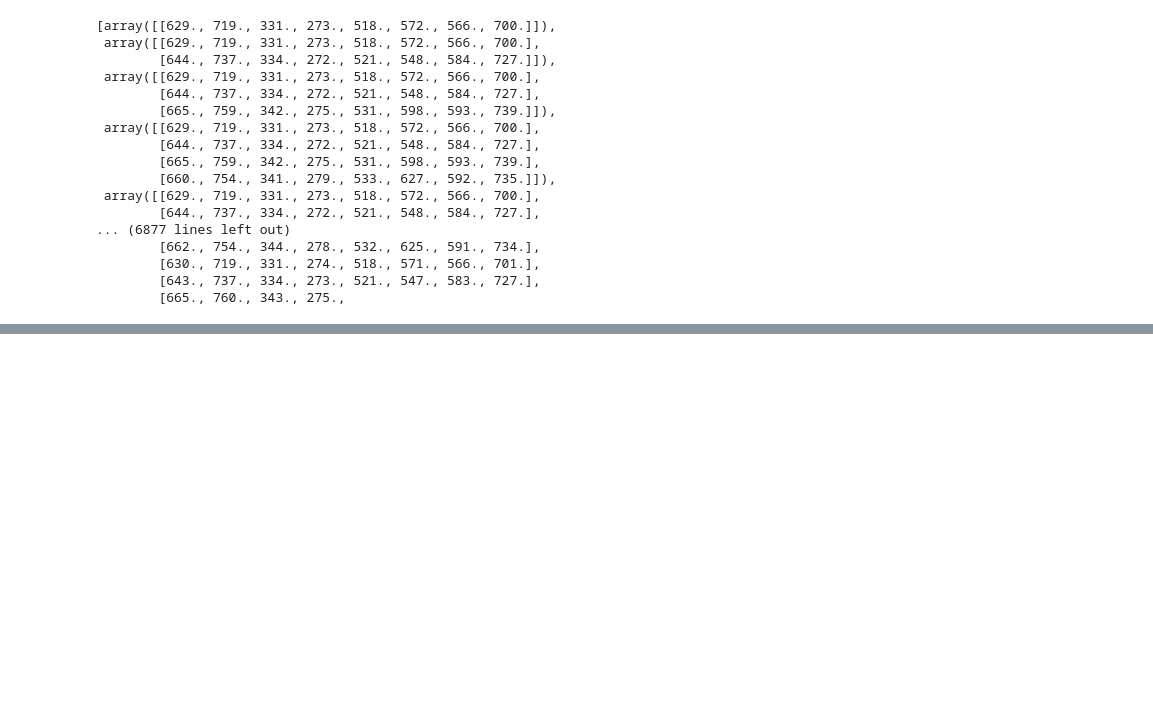
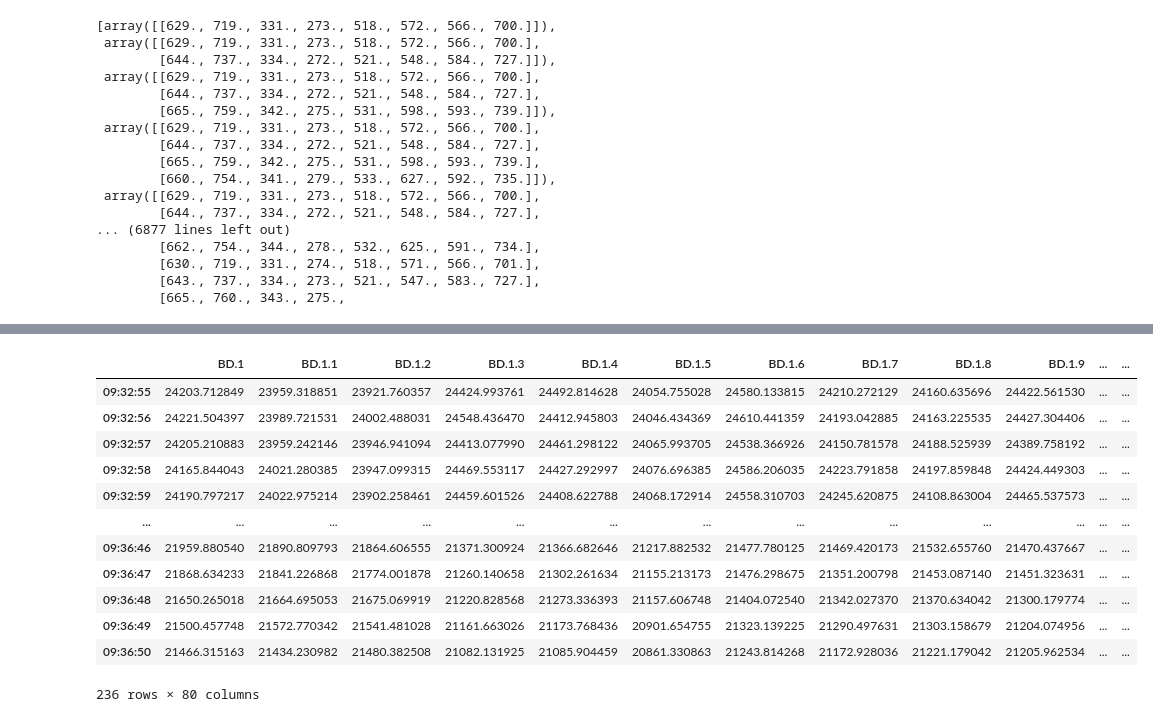
Before and after one commit to DSjayjang/ADD, a Jupyter notebook: mycusum.ipynb, the cells around one changed output, grey strips where cells are left out. Saved outputs shown, nothing was run; the diff lists cells and outputs as text; code cells hidden in the pictures; blank space fills up the shorter version.

```diff
--- a/mycusum.ipynb
+++ b/mycusum.ipynb
@@ -232,0 +285,18 @@ X_exp
+# %%
+#noise 추가 : 241015
+gas_data1 = gas_data + np.random.normal(0, 30, size = (236, 80))
+gas_data1
+# %% [output]
+|  | BD.1 | BD.1.1 | BD.1.2 | BD.1.3 | BD.1.4 | BD.1.5 | BD.1.6 | BD.1.7 | BD.1.8 | BD.1.9 | ... | ... |
+| 09:32:55 | 24203.712849 | 23959.318851 | 23921.760357 | 24424.993761 | 24492.814628 | 24054.755028 | 24580.133815 | 24210.272129 | 24160.635696 | 24422.561530 | ... | ... |
+| 09:32:56 | 24221.504397 | 23989.721531 | 24002.488031 | 24548.436470 | 24412.945803 | 24046.434369 | 24610.441359 | 24193.042885 | 24163.225535 | 24427.304406 | ... | ... |
+| 09:32:57 | 24205.210883 | 23959.242146 | 23946.941094 | 24413.077990 | 24461.298122 | 24065.993705 | 24538.366926 | 24150.781578 | 24188.525939 | 24389.758192 | ... | ... |
+| 09:32:58 | 24165.844043 | 24021.280385 | 23947.099315 | 24469.553117 | 24427.292997 | 24076.696385 | 24586.206035 | 24223.791858 | 24197.859848 | 24424.449303 | ... | ... |
+| 09:32:59 | 24190.797217 | 24022.975214 | 23902.258461 | 24459.601526 | 24408.622788 | 24068.172914 | 24558.310703 | 24245.620875 | 24108.863004 | 24465.537573 | ... | ... |
+| ... | ... | ... | ... | ... | ... | ... | ... | ... | ... | ... | ... | ... |
+| 09:36:46 | 21959.880540 | 21890.809793 | 21864.606555 | 21371.300924 | 21366.682646 | 21217.882532 | 21477.780125 | 21469.420173 | 21532.655760 | 21470.437667 | ... | ... |
+| 09:36:47 | 21868.634233 | 21841.226868 | 21774.001878 | 21260.140658 | 21302.261634 | 21155.213173 | 21476.298675 | 21351.200798 | 21453.087140 | 21451.323631 | ... | ... |
+| 09:36:48 | 21650.265018 | 21664.695053 | 21675.069919 | 21220.828568 | 21273.336393 | 21157.606748 | 21404.072540 | 21342.027370 | 21370.634042 | 21300.179774 | ... | ... |
+| 09:36:49 | 21500.457748 | 21572.770342 | 21541.481028 | 21161.663026 | 21173.768436 | 20901.654755 | 21323.139225 | 21290.497631 | 21303.158679 | 21204.074956 | ... | ... |
+| 09:36:50 | 21466.315163 | 21434.230982 | 21480.382508 | 21082.131925 | 21085.904459 | 20861.330863 | 21243.814268 | 21172.928036 | 21221.179042 | 21205.962534 | ... | ... |
+236 rows × 80 columns
```
Also changed, not shown: parts of 12 cells of this notebook, 4 other files.
